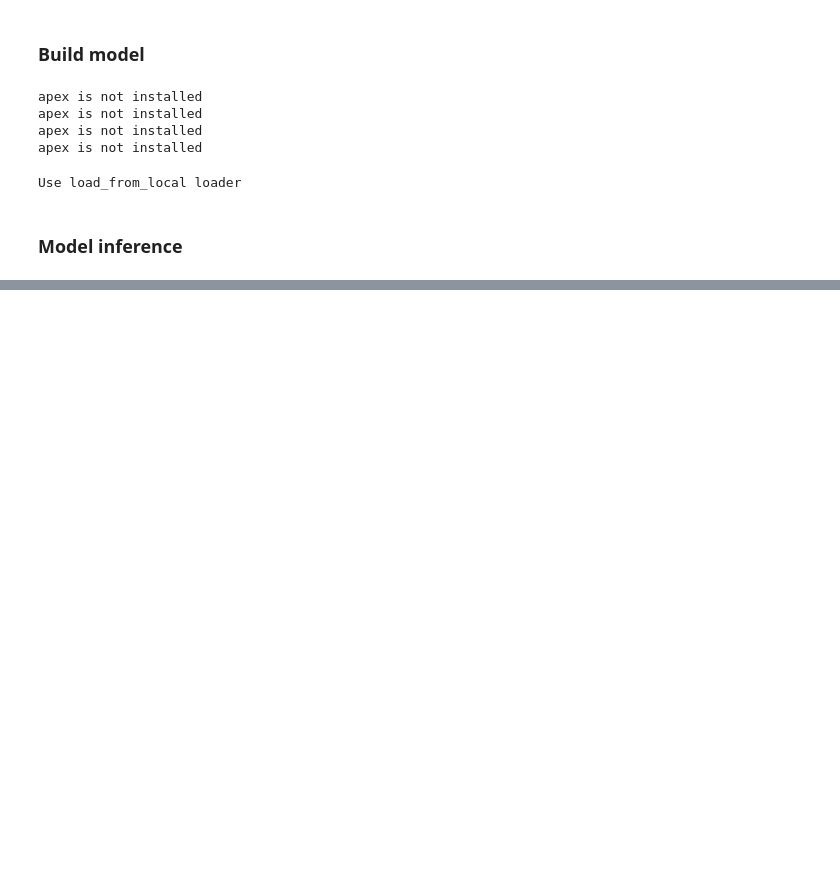
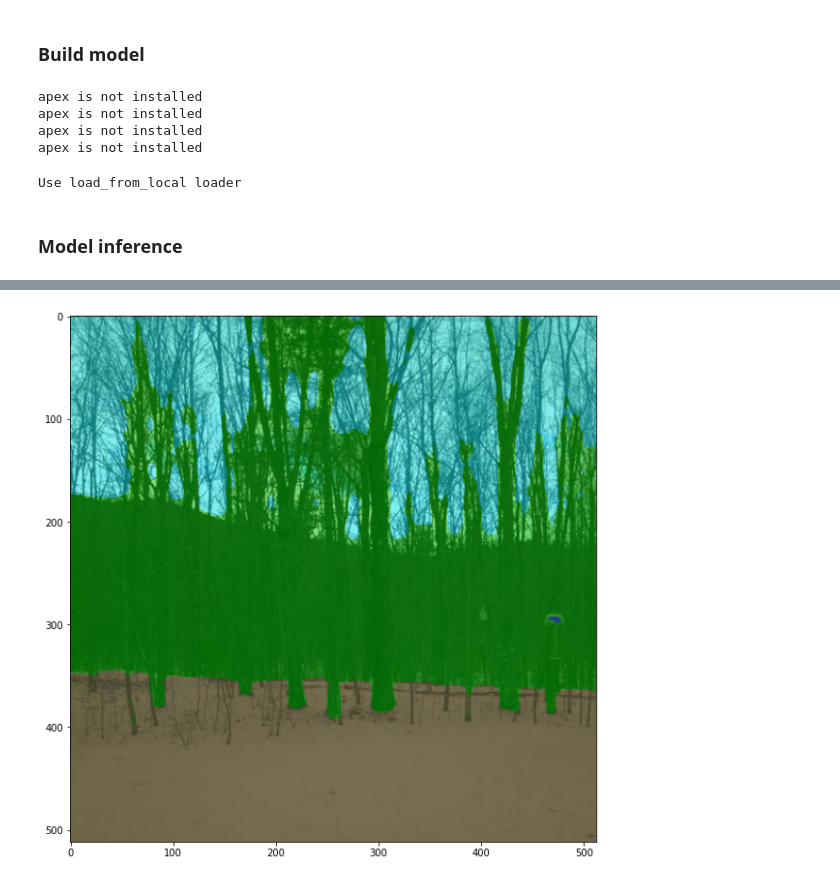
Before and after one commit to Wp-Zhang/Deep-Color-Transfer, a Jupyter notebook: notebooks/Generate Semantic Segmentation Results Using BEiT2.ipynb, the cells around one changed output, grey strips where cells are left out. Drawn from its saved outputs; the diff is of its cells as text; code cells hidden in the pictures; blank space fills up the shorter version.

```diff
--- a/notebooks/Generate Semantic Segmentation Results Using BEiT2.ipynb
+++ b/notebooks/Generate Semantic Segmentation Results Using BEiT2.ipynb
@@ -171,0 +191,6 @@ Your private Dataset is being created. Please check progress at https://www.kagg
+# %%
+img = Image.open(str(paths[-1]))
+# %%
+show_result_pyplot(model, np.array(img), [res[-1]])
+# %% [output]
+[figure, added]
```
Also changed, not shown: parts of 9 cells of this notebook.
